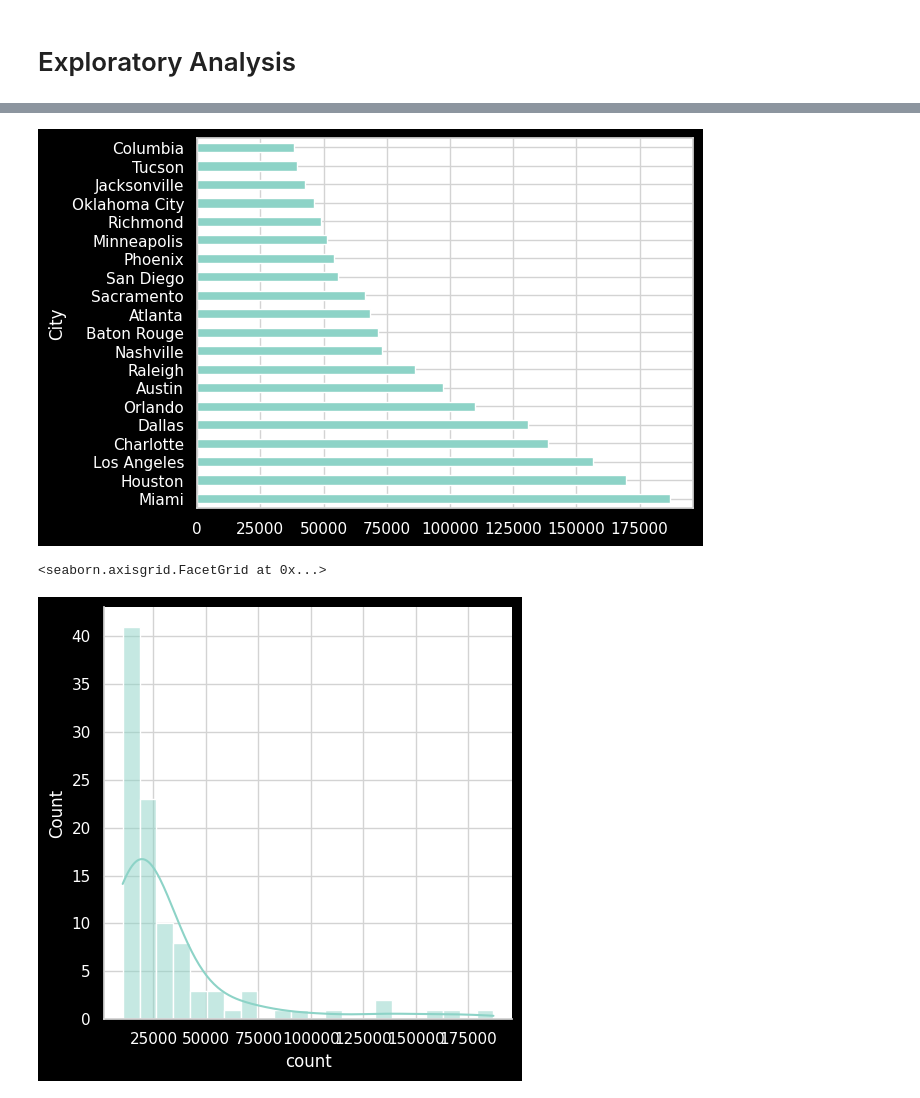
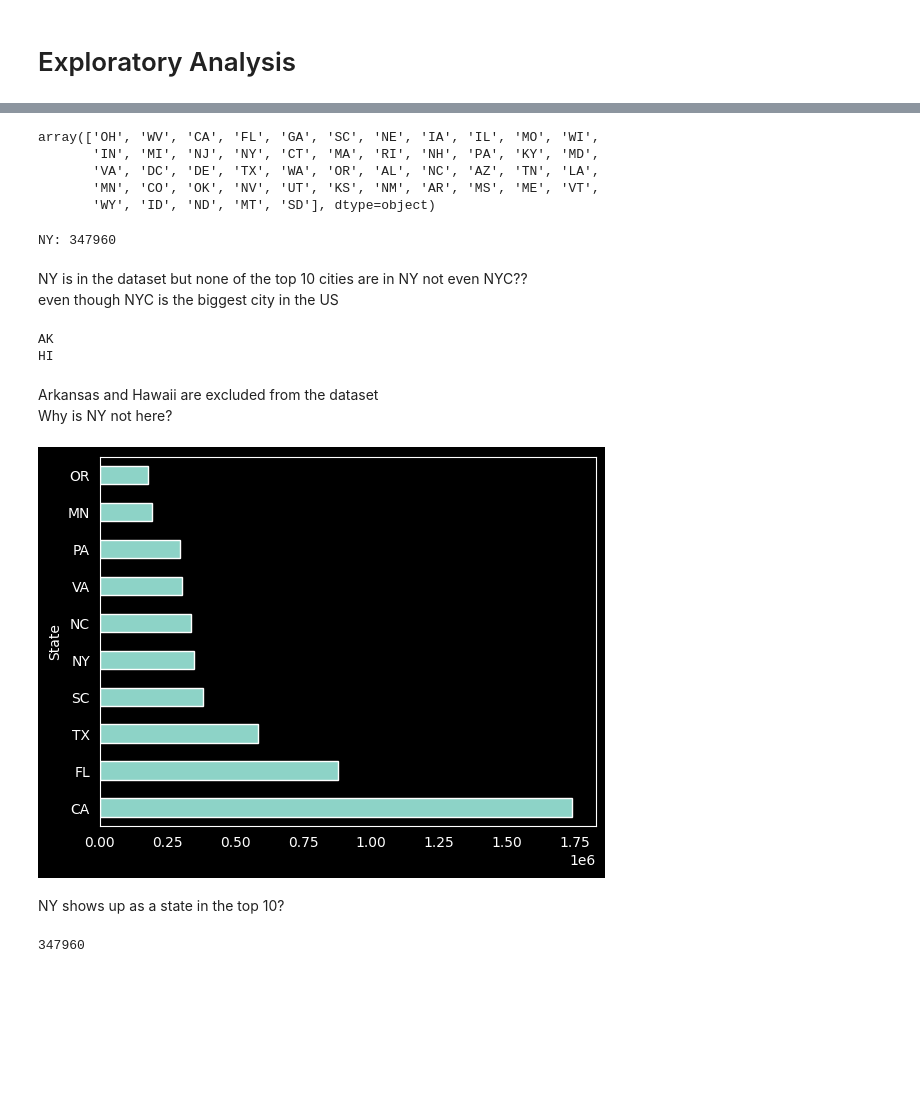
Before and after one commit to ajdjyt/exploratory-da, a Jupyter notebook: exploratory-ds.ipynb, the cells around one changed output, grey strips where cells are left out. Cells and saved outputs as stored; diff of their text form; code cells hidden in the pictures; blank space fills up the shorter version.

Commit message:
Temp & State analysis

```diff
--- a/exploratory-ds.ipynb
+++ b/exploratory-ds.ipynb
@@ -39,7 +27,7 @@ od.download(url) # Pre downloaded kaggle.json in the dir
 import os
 os.chdir('us-accidents')
 x=os.listdir()
-df_name=os.getcwd()+ "/"+str([i for i in os.listdir() if 'us_accidents' in i.lower()][0])
+df_name=os.getcwd()+ "/"+str([i for i in os.listdir()][0])
 print(df_name)
 os.chdir('..')
 # %% [output]
@@ -117,0 +128,3 @@ False
+# %%
+df.Start_Time=pd.to_datetime(df.Start_Time,format='mixed')
+df.End_Time=pd.to_datetime(df.End_Time,format='mixed')
@@ -117,0 +278,5 @@ False
+# %%
+sns.set_style('dark')
+plt.style.use('dark_background')
+plot=sns.histplot(temps)
+plot.figure.savefig("charts/temps.png")
@@ -118,10 +292,41 @@ False
+# %%
+# Static import of state names to reduce time usage
+states = [ 'AK', 'AL', 'AR', 'AZ', 'CA', 'CO', 'CT', 'DC', 'DE', 'FL', 'GA',
+           'HI', 'IA', 'ID', 'IL', 'IN', 'KS', 'KY', 'LA', 'MA', 'MD', 'ME',
+           'MI', 'MN', 'MO', 'MS', 'MT', 'NC', 'ND', 'NE', 'NH', 'NJ', 'NM',
+           'NV', 'NY', 'OH', 'OK', 'OR', 'PA', 'RI', 'SC', 'SD', 'TN', 'TX',
+           'UT', 'VA', 'VT', 'WA', 'WI', 'WV', 'WY']
+states_by_accidents=df.State.value_counts().sort_values(ascending=False)
+# %%
+df.State.unique()
+# %% [output]
+array(['OH', 'WV', 'CA', 'FL', 'GA', 'SC', 'NE', 'IA', 'IL', 'MO', 'WI',
+       'IN', 'MI', 'NJ', 'NY', 'CT', 'MA', 'RI', 'NH', 'PA', 'KY', 'MD',
+       'VA', 'DC', 'DE', 'TX', 'WA', 'OR', 'AL', 'NC', 'AZ', 'TN', 'LA',
+       'MN', 'CO', 'OK', 'NV', 'UT', 'KS', 'NM', 'AR', 'MS', 'ME', 'VT',
+       'WY', 'ID', 'ND', 'MT', 'SD'], dtype=object)
+# %%
+vc=df.State.value_counts()
+for i in vc.index:
+    if i=='NY':
+        print('NY:',vc[i])
+# %% [output]
+NY: 347960
+# %% [markdown]
+NY is in the dataset but none of the top 10 cities are in NY not even NYC??
+even though NYC is the biggest city in the US
+# %%
+for state in states:
+    if state not in df.State.unique():
+        print(state)
+# %% [output]
+AK
+HI
+# %% [markdown]
+Arkansas and Hawaii are excluded from the dataset
+Why is NY not here?
 # %%
-plot=cities_by_accident[:20].plot(kind='barh')
-plot.figure.savefig('charts/cities_by_accident')
+plot=states_by_accidents[:10].plot(kind='barh')
+plot.figure.savefig('charts/top_10_states_by_accident')
 # %% [output]
-[figure, old version]
+[figure, new version]
-# %%
-sns.displot(cities_by_accident[:100],kde=True)
-# %% [output]
-<seaborn.axisgrid.FacetGrid at 0x...>
-[figure, removed]
@@ -130,0 +333,2 @@ low_acccident_cities=cities_by_accident[cities_by_accident<1000]
+# %% [markdown]
+NY shows up as a state in the top 10?
@@ -130,0 +337,4 @@ low_acccident_cities=cities_by_accident[cities_by_accident<1000]
+# %%
+len(df_ny)
+# %% [output]
+347960
```
Also changed, not shown: parts of 53 cells of this notebook, 5 other files.
